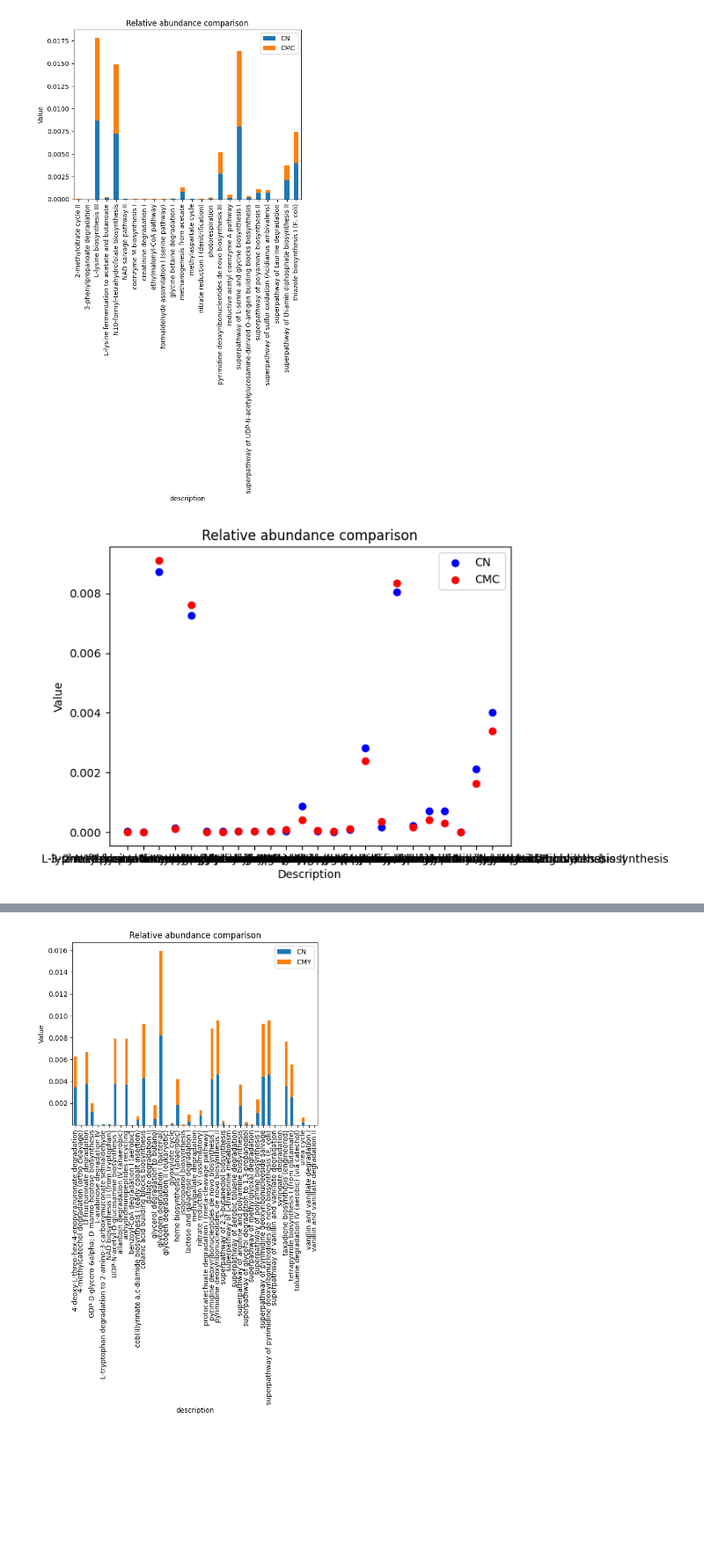
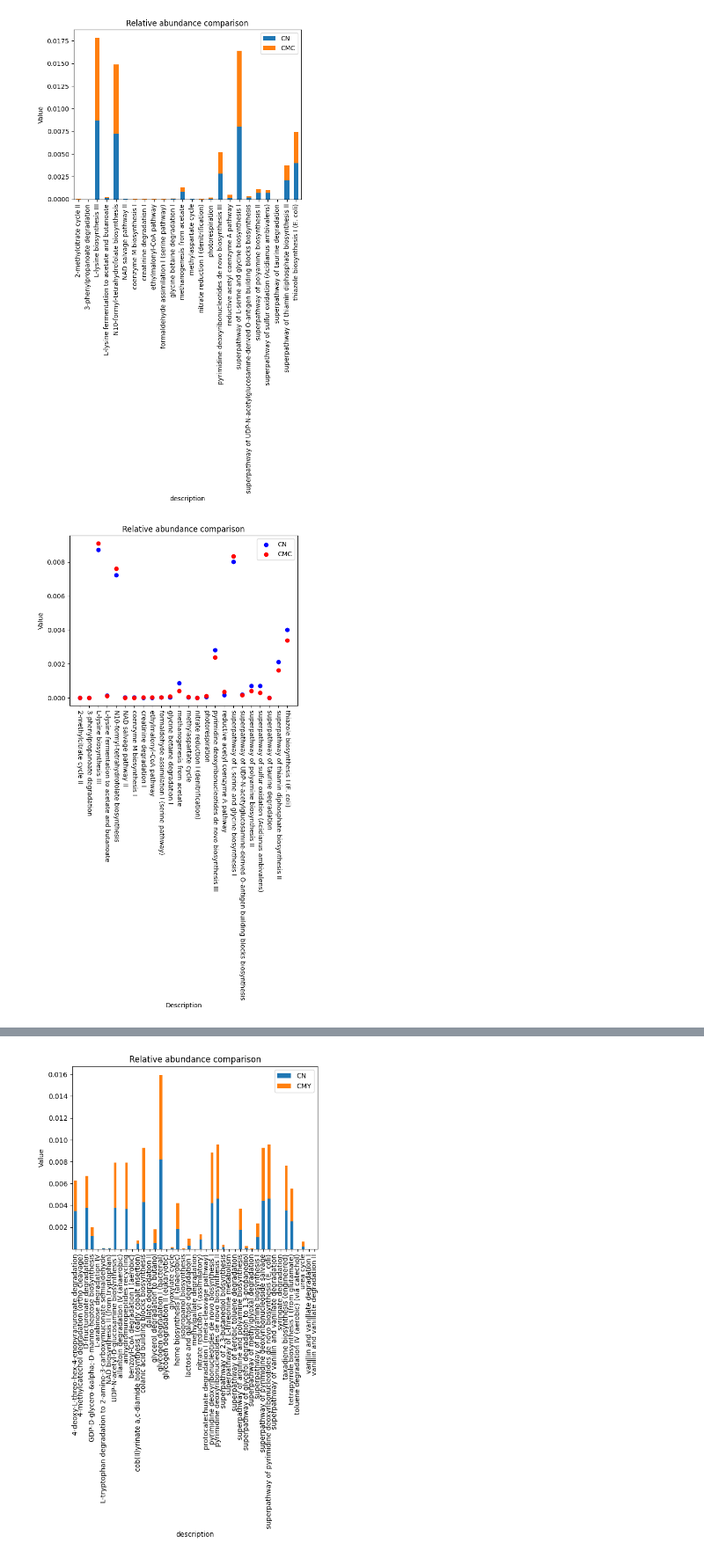
Before and after one commit to 100ika/rats27.07, a Jupyter notebook: 07.08.ipynb, the cells around one changed output, grey strips where cells are left out. Shown at 88% size. Drawn from its saved outputs; the diff is of its cells as text; code cells hidden in the pictures; blank space fills up the shorter version.

```diff
--- a/07.08.ipynb
+++ b/07.08.ipynb
@@ -270,10 +256,11 @@ plt.show()
 # %%
 plt.scatter(final_df_cmc.index, final_df_cmc['CN'], color='blue', label='CN')
 plt.scatter(final_df_cmc.index, final_df_cmc['CMC'], color='red', label='CMC')
 plt.legend()
 plt.title('Relative abundance comparison')
 plt.xlabel('Description')
 plt.ylabel('Value')
+plt.xticks(rotation = 270)
 plt.show()
 # %% [output]
-[figure, old version]
+[figure, new version]
```
Also changed, not shown: parts of 5 cells of this notebook, 25 other files.
